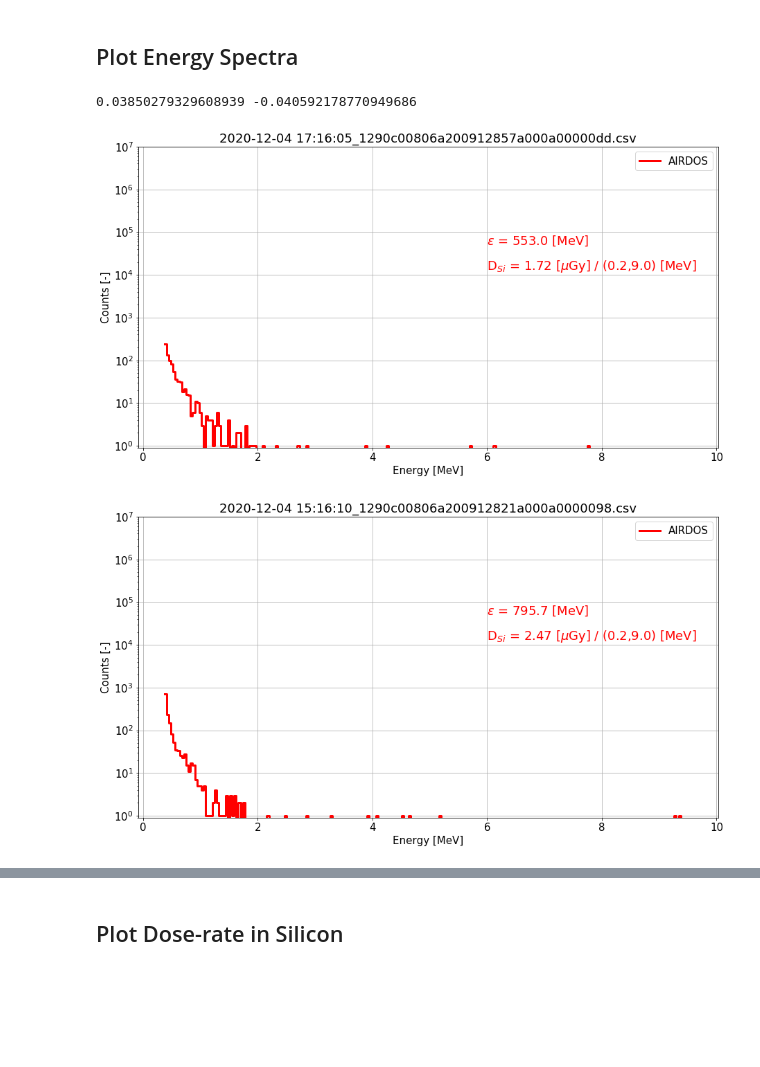
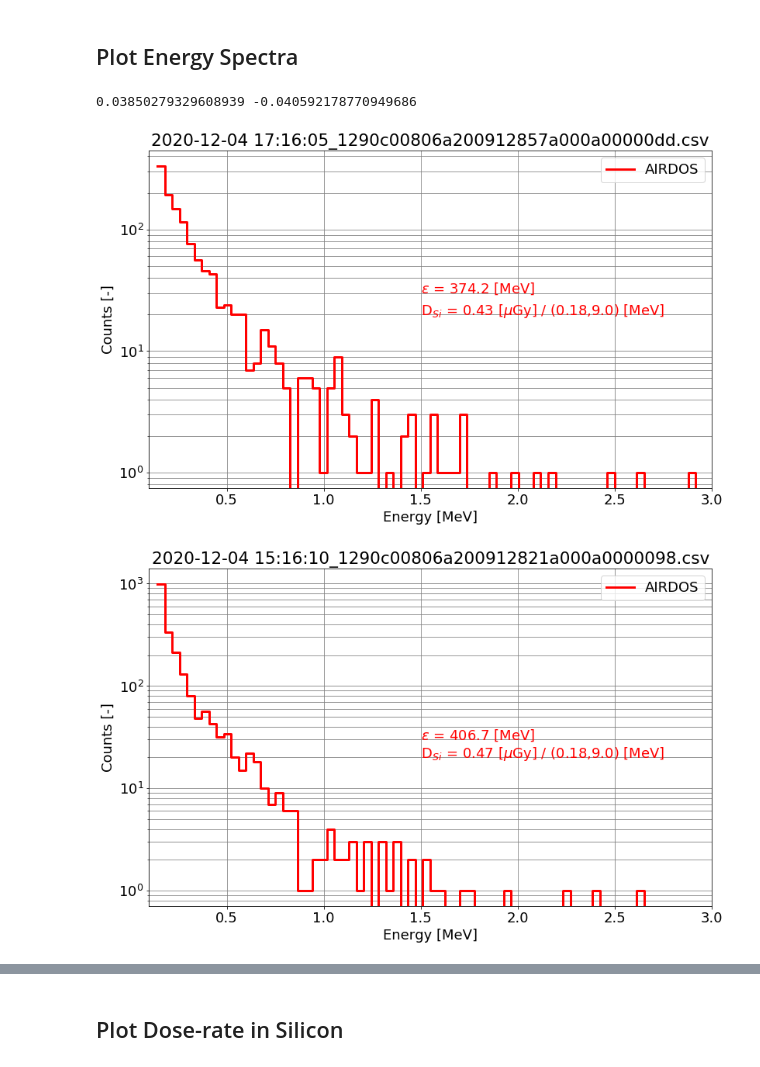
Before and after one commit to ODZ-UJF-AV-CR/AIRDOSG-parser, a Jupyter notebook: AIRDOS-G.ipynb, the cells around one changed output, grey strips where cells are left out. Drawn from its saved outputs; the diff is of its cells as text; code cells hidden in the pictures; blank space fills up the shorter version.

```diff
--- a/AIRDOS-G.ipynb
+++ b/AIRDOS-G.ipynb
@@ -221,7 +221,7 @@ matplotlib.rcParams.update({'font.size': 15})
 
 NOISE_LEVEL= 8
 LAST_CHANNEL=254
-WINDOW = 10
+WINDOW = 3
 
 for f in glob.iglob("./output/*.csv"): # generator, search immediate subdirectories
     try:
@@ -231,6 +231,7 @@ for f in glob.iglob("./output/*.csv"): # generator, search immediate subdirector
         xx['date'] = pd.to_datetime(xx['date'])
         xx.set_index('date', inplace = True)
         #xx = xx.loc['2019-11-27 00:00:00':'2019-11-29 01:30:00']
+        #xx = xx.loc['2020-12-04 11:55:00':'2020-12-04 12:20:00']
 
 
         xx['flux'] = (xx.iloc[:,range(NOISE_LEVEL,LAST_CHANNEL)].sum(axis=1))/2/10.4
@@ -265,9 +266,9 @@ for f in glob.iglob("./output/*.csv"): # generator, search immediate subdirector
 # %% [markdown]
 ## Plot Energy Spectra
 # %%
-matplotlib.rcParams.update({'font.size': 15})
+matplotlib.rcParams.update({'font.size': 18})
 
-FROM_ENERGY = 0.2
+FROM_ENERGY = 0.18
 TO_ENERGY = 9.0
 
 l = np.array([[29+4, 1],[208+4,1]]) # Calibration
@@ -292,45 +293,50 @@ for f in glob.iglob("./output/*.csv"): # generator, search immediate subdirector
         #xx = df.loc['2019-01-24 05:00:00':'2019-01-24 13:00:00']
         #from 2019-11-28 18:55 to 2019-11-28 20:55 was used for the flight PRG-AGP
         #from 2019-11-28 23:00 to 2019-11-29 00:30 was used for the flight AGP-PRG
-        xx = df.loc['2020-12-04 12:00:00':'2020-12-04 12:18:00']
+        xx = df.loc['2020-12-04 11:55:00':'2020-12-04 12:20:00']
         #xx = df
         ener1 = xx.iloc[:,LOW_ENERGY:250].sum()
         e = pd.DataFrame()
         e['1'] = ener1
         e['index'] = pd.to_numeric(ener1.index)
-        e['x'] = (e['index']) * coef[0] + coef[1]
+        e['x'] = (e['index']-6) * coef[0] + coef[1]
         e['deposit'] = e['1'] * e['x']
         depener = e.loc[(e['x']>=FROM_ENERGY)&(e['x']<=TO_ENERGY),'deposit'].sum() # MeV
 
         dose = (1e6*(1.602e-19 * depener*1e6)/0.1398e-3) #* 1.1
 
         # size of the chip (20 mm · 10 mm),
         # the thickness of the depletion layer (0.3 mm),
         # and the density of silicon (2.33 g cm^3)
         # 0.1398e-3 kg
         #dose = ((1e6 * (1.602e-19 * depener * 1e6)/0.1398e-3)/10.4) * 3600 * 2.71 # in uGy/h
 
 
         if (depener > 0):
-            plt.figure(figsize=(15,8))
+            plt.figure(figsize=(13,8))
             plt.tight_layout()
             s = f.split('/')
             plt.title(s[len(s)-1])
             plt.yscale('log')
-            plt.ylim([0.9,1e7])
+            #plt.ylim([0.9,1e7])
+            plt.xlim([0.1,3])
 
             plt.plot(e['x'],e['1'], c='r', lw=3, drawstyle='steps-post', label='AIRDOS')
 
-            plt.text(6, 50000, r'$\epsilon$ = ' + str(round(depener*1.1,1)) + ' [MeV]', fontsize=18, color='r')
-            plt.text(6, 13000, r'D$_S$$_i$ = ' + str(round(dose*1.1*2.71,2)) + r' [$\mu$Gy] / (' + str(FROM_ENERGY) + ',' + str(TO_ENERGY) + ') [MeV]', fontsize=18, color='r')
+            #plt.text(1.5, 30, r'$\epsilon$ = ' + str(round(depener*1.1,1)) + ' [MeV]', fontsize=18, color='r')
+            #plt.text(1.5, 20, r'D$_S$$_i$ = ' + str(round(dose*1.1*2.71,2)) + r' [$\mu$Gy] / (' + str(FROM_ENERGY) + ',' + str(TO_ENERGY) + ') [MeV]', fontsize=18, color='r')
+            plt.text(1.5, 30, r'$\epsilon$ = ' + str(round(depener,1)) + ' [MeV]', fontsize=18, color='r')
+            plt.text(1.5, 20, r'D$_S$$_i$ = ' + str(round(dose,2)) + r' [$\mu$Gy] / (' + str(FROM_ENERGY) + ',' + str(TO_ENERGY) + ') [MeV]', fontsize=18, color='r')
 
             plt.legend()
             plt.xlabel('Energy [MeV]')
             plt.ylabel('Counts [-]')
-            plt.grid()
+            plt.grid(b=True, which='major', color='grey', linestyle='-')
+            plt.grid(b=True, which='minor', color='grey', linestyle='-')
+
     except:
         pass
 # %% [output]
 0.03850279329608939 -0.040592178770949686
-[figure, old version]
+[figure, new version]
-[figure, old version]
+[figure, new version]
```
Also changed, not shown: parts of 3 cells of this notebook.
